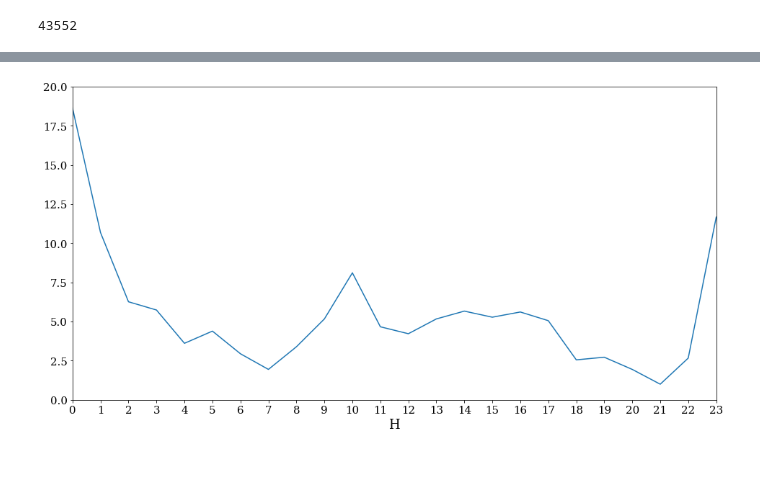
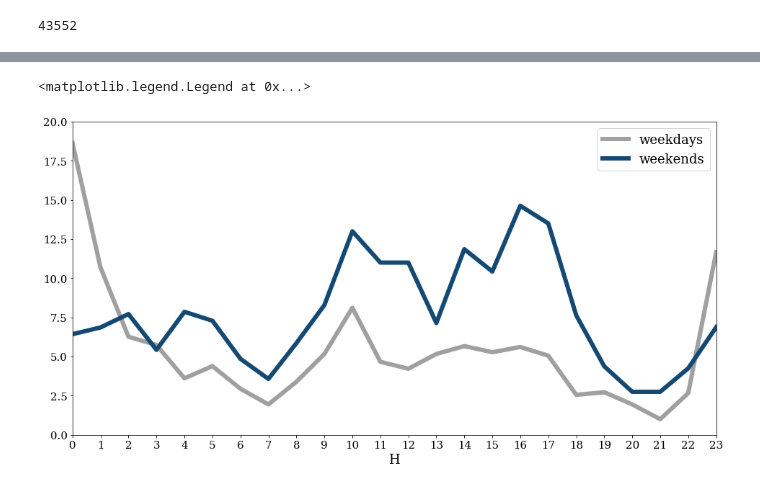
Before and after one commit to BykovEgor/sg-taxi, a Jupyter notebook: notebooks/EDA.ipynb, the cells around one changed output, grey strips where cells are left out. Cells and saved outputs as stored; diff of their text form; code cells hidden in the pictures.

```diff
--- a/notebooks/EDA.ipynb
+++ b/notebooks/EDA.ipynb
@@ -271,11 +240,11 @@ plt.savefig('../img/avg_pax_per_weekend.png')
 # %%
-d19 = act_mess_df[['date','dist','username']][(act_mess_df['fl']==0) & (act_mess_df['dist'] == 19)].copy()
-d19['date'] = pd.to_datetime(d19['date'])
-d19 = d19.set_index('date').resample('H').count()
+d19 = act_mess_df[['dist','username']][(act_mess_df['fl']==0) & (act_mess_df['dist'] == 19)].copy()
+# d19['date'] = pd.to_datetime(d19['date'])
+d19 = d19.resample('H').count()
 d19['DoW'] = d19.index.dayofweek
 # %%
 d19['H'] = d19.index.hour
-for i in range(13,28):
+for i in range(13,32):
     start = f'2019-10-{i} 00:00:00'
     end = f'2019-10-{i} 23:00:00'
     temp = d19[start:end]
@@ -283,7 +252,7 @@ for i in range(13,28):
     plt.title(str(temp.index.dayofweek[0])+" - "+str(temp.index.day[0]))
     plt.xticks(range(24))
     plt.show();
-for i in range(1,7):
+for i in range(1,8):
     start = f'2019-11-{i} 00:00:00'
     end = f'2019-11-{i} 23:00:00'
     temp = d19[start:end]
@@ -329,14 +277,25 @@ temp
 # %%
 # d19.set_index('H')['username'].plot()
 # %%
-hourly = act_mess_df[['date','dist','username']][(act_mess_df['fl']==0) & (act_mess_df['dist'] == 1)].copy()
-hourly['date'] = pd.to_datetime(hourly['date'])
-hourly = hourly.set_index('date')
+hourly = act_mess_df[['dist','username']][(act_mess_df['fl']==0) & (act_mess_df['dist'] == 1)].copy()
+# hourly['date'] = pd.to_datetime(hourly['date'])
+# hourly = hourly.set_index('date')
 hourly = hourly.resample('H').count()
 hourly['1'] = hourly['username']
 hourly = hourly.drop(['dist','username'],axis=1)
 for i in range(2,29):
-    tmp = act_mess_df[['date','username']][(act_mess_df['fl']==0) & (act_mess_df['dist'] == i)].copy()
-    tmp = tmp.set_index('date')
+    tmp = act_mess_df[['username']][(act_mess_df['fl']==0) & (act_mess_df['dist'] == i)].copy()
+#     tmp = tmp.set_index('date')
     tmp = tmp.resample('H').count()
     hourly[str(i)] = tmp['username']
+# %%
+hourly.fillna(0)
+hourly['H'] = hourly.index.hour
+hourly = hourly.fillna(0)
+hourly[hourly.index.dayofweek < 4].set_index('H')['19'
+      ].groupby('H').mean().plot(color=C3, label = 'weekdays', **plot)
+hourly[hourly.index.dayofweek > 3].set_index('H')['19'
+      ].groupby('H').mean().plot(color=C1, label = 'weekends', **plot)
+plt.xticks(range(24))
+plt.legend()
+plt.savefig('../img/dist19_intraday.png');
@@ -343,8 +304,14 @@ for i in range(2,29):
 # %%
 hourly.fillna(0)
 hourly['H'] = hourly.index.hour
 hourly = hourly.fillna(0)
-hourly[hourly.index.dayofweek < 5].set_index('H')['19'].groupby('H').mean().plot()
-plt.xticks(range(24));
+hourly[hourly.index.dayofweek < 5].set_index('H')['19'
+      ].groupby('H').mean().plot(color=C3, label = 'weekdays', **plot)
+hourly[hourly.index.dayofweek > 4].set_index('H')['19'
+      ].groupby('H').mean().plot(color=C1, label = 'weekends', **plot)
+plt.xticks(range(24))
+plt.legend()
+# plt.savefig('../img/dist19_intraday.png');
 # %% [output]
+<matplotlib.legend.Legend at 0x...>
-[figure, old version]
+[figure, new version]
```
Also changed, not shown: parts of 30 cells of this notebook, 1 other file.
